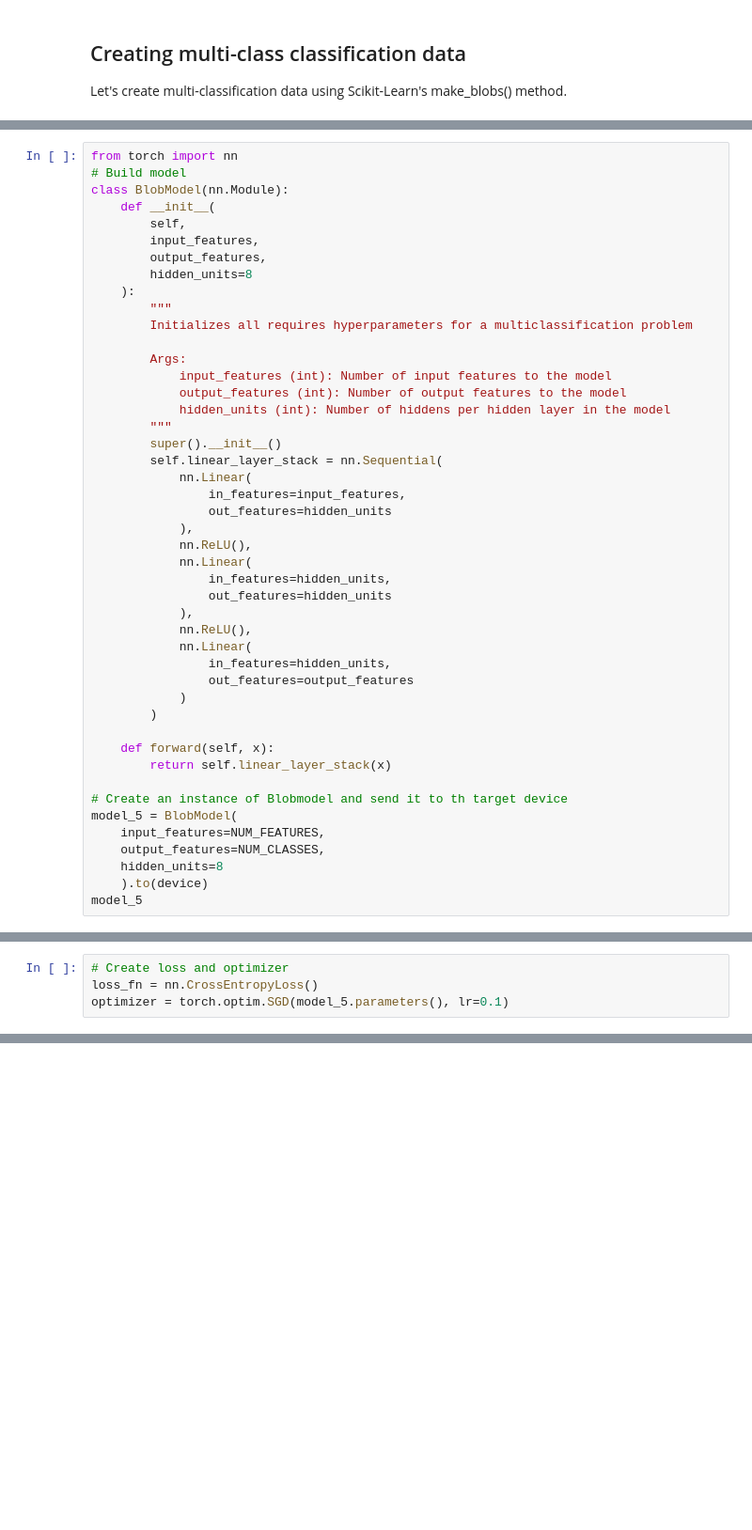
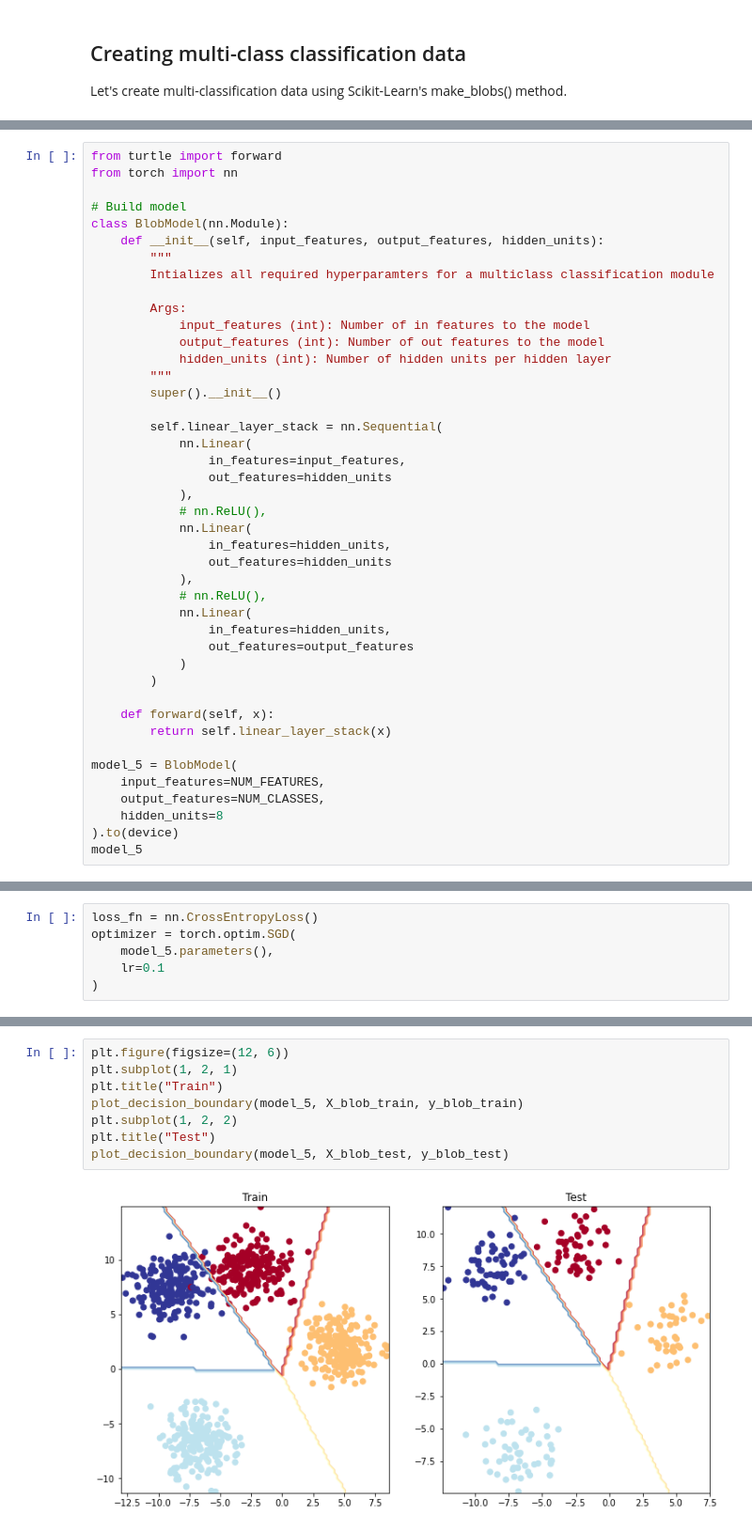
Before and after one commit to JpChii/pytorch, a Jupyter notebook: pytorch2.ipynb, the cells around one changed output, grey strips where cells are left out. Shown at 94% size. Cells and saved outputs as stored; diff of their text form; blank space fills up the shorter version.

Commit message:
multi-lable classification completed

```diff
--- a/pytorch2.ipynb
+++ b/pytorch2.ipynb
@@ -1036,33 +1027,31 @@ device
 # %%
+from turtle import forward
 from torch import nn
+
 # Build model
 class BlobModel(nn.Module):
-    def __init__(
-        self,
-        input_features,
-        output_features,
-        hidden_units=8
-    ):
+    def __init__(self, input_features, output_features, hidden_units):
         """
-        Initializes all requires hyperparameters for a multiclassification problem
+        Intializes all required hyperparamters for a multiclass classification module
 
         Args:
-            input_features (int): Number of input features to the model
-            output_features (int): Number of output features to the model
-            hidden_units (int): Number of hiddens per hidden layer in the model
+            input_features (int): Number of in features to the model
+            output_features (int): Number of out features to the model
+            hidden_units (int): Number of hidden units per hidden layer
         """
         super().__init__()
+
         self.linear_layer_stack = nn.Sequential(
             nn.Linear(
                 in_features=input_features,
                 out_features=hidden_units
             ),
-            nn.ReLU(),
+            # nn.ReLU(),
             nn.Linear(
                 in_features=hidden_units,
                 out_features=hidden_units
             ),
-            nn.ReLU(),
+            # nn.ReLU(),
             nn.Linear(
                 in_features=hidden_units,
                 out_features=output_features
@@ -1072,12 +1061,11 @@ class BlobModel(nn.Module):
     def forward(self, x):
         return self.linear_layer_stack(x)
 
-# Create an instance of Blobmodel and send it to th target device
 model_5 = BlobModel(
     input_features=NUM_FEATURES,
     output_features=NUM_CLASSES,
     hidden_units=8
-    ).to(device)
+).to(device)
 model_5
 # %% [output]
 BlobModel(
@@ -1106,4 +1080,6 @@ model_5.parameters
 # %%
-# Create loss and optimizer
 loss_fn = nn.CrossEntropyLoss()
-optimizer = torch.optim.SGD(model_5.parameters(), lr=0.1)
+optimizer = torch.optim.SGD(
+    model_5.parameters(),
+    lr=0.1
+)
@@ -1109,0 +1146,10 @@ optimizer = torch.optim.SGD(model_5.parameters(), lr=0.1)
+# %%
+plt.figure(figsize=(12, 6))
+plt.subplot(1, 2, 1)
+plt.title("Train")
+plot_decision_boundary(model_5, X_blob_train, y_blob_train)
+plt.subplot(1, 2, 2)
+plt.title("Test")
+plot_decision_boundary(model_5, X_blob_test, y_blob_test)
+# %% [output]
+[figure, added]
```
Also changed, not shown: parts of 23 cells of this notebook.
